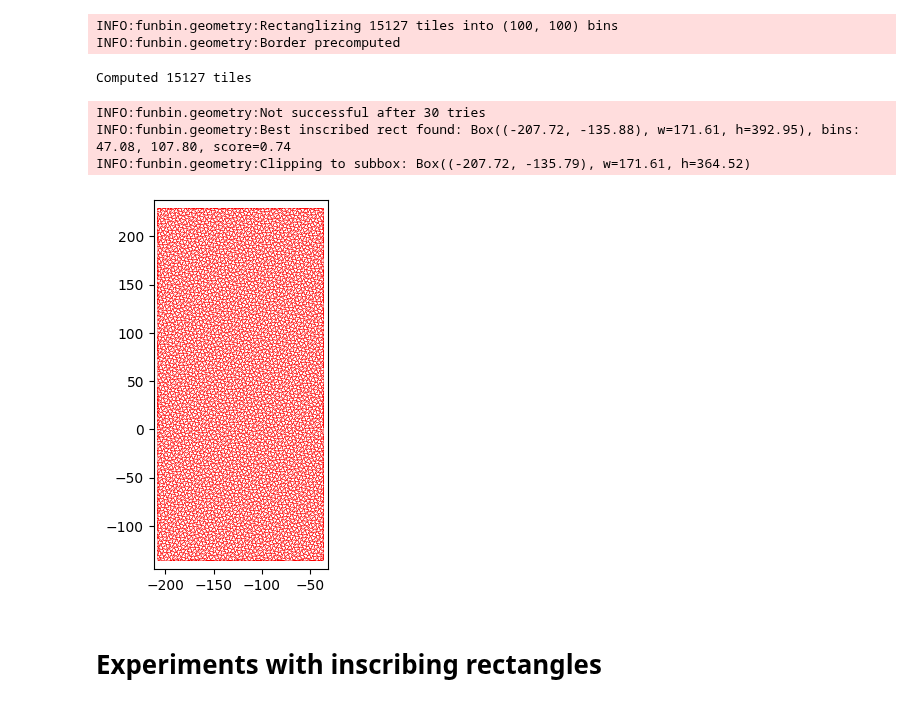
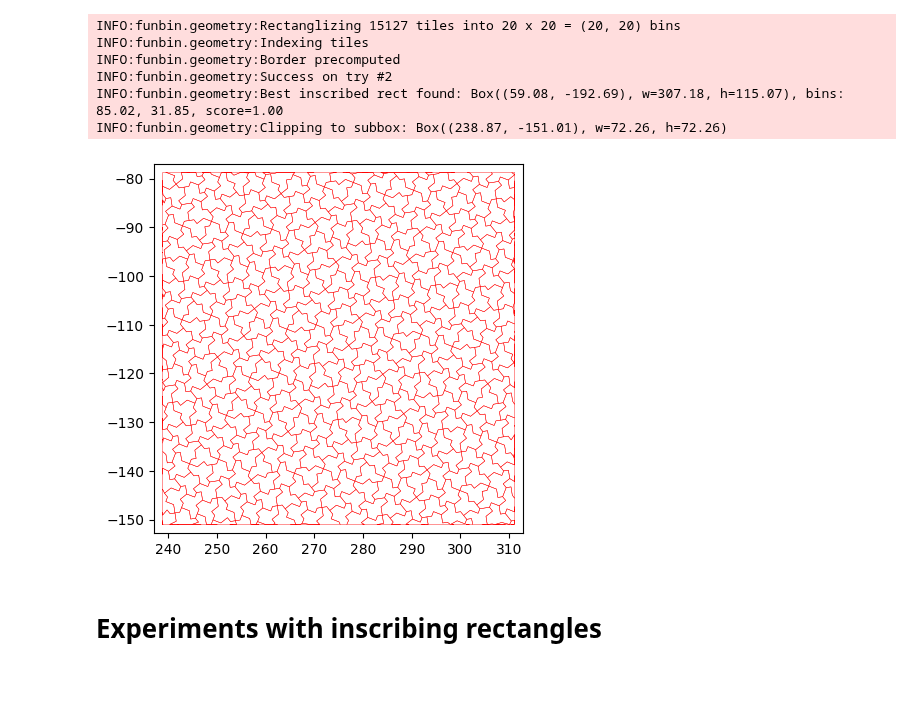
Before and after one commit to nj-vs-vh/funbin, a Jupyter notebook: scripts/inscribing_rect.ipynb, the cells around one changed output. Saved outputs shown, nothing was run; the diff lists cells and outputs as text; code cells hidden in the pictures.

```diff
--- a/scripts/inscribing_rect.ipynb
+++ b/scripts/inscribing_rect.ipynb
@@ -18,34 +18,34 @@ from funbin.geometry import Box, LineSegment, Point, Polygon, SpatialIndex
 # %%
 import logging
 
 from funbin.geometry import rectanglize_tiling
 
 logging.basicConfig(level=logging.INFO)
 
 meta_tile = aperiodic_monotile(niter=5).H7
 tiles = meta_tile.as_polygons()
 
 tiles_r = rectanglize_tiling(
     tiles,
     rotate=True,
-    target_bins=(100, 100),
+    target_bins=(20, 20),
     max_tries=30,
     border_edges_precomputed=meta_tile.border_edges(),
 )
 
 fig, ax = plt.subplots()
 # ax.add_collection(PolyCollection([p.verts for p in tiles], edgecolor="gray", facecolor="none", linewidth=0.3))
 ax.add_collection(PolyCollection([p.verts for p in tiles_r], edgecolor="red", facecolor="none", linewidth=0.3))
 Box.bounding_all(tiles_r).resized(1.05).fit_axes(ax)
 ax.set_aspect("equal")
 # %% [output]
-INFO:funbin.geometry:Rectanglizing 15127 tiles into (100, 100) bins
+INFO:funbin.geometry:Rectanglizing 15127 tiles into 20 x 20 = (20, 20) bins
+INFO:funbin.geometry:Indexing tiles
 INFO:funbin.geometry:Border precomputed
+INFO:funbin.geometry:Success on try #2
+INFO:funbin.geometry:Best inscribed rect found: Box((59.08, -192.69), w=307.18, h=115.07), bins: 85.02, 31.85, score=1.00
+INFO:funbin.geometry:Clipping to subbox: Box((238.87, -151.01), w=72.26, h=72.26)
-Computed 15127 tiles
-INFO:funbin.geometry:Not successful after 30 tries
-INFO:funbin.geometry:Best inscribed rect found: Box((-207.72, -135.88), w=171.61, h=392.95), bins: 47.08, 107.80, score=0.74
-INFO:funbin.geometry:Clipping to subbox: Box((-207.72, -135.79), w=171.61, h=364.52)
-[figure, old version]
+[figure, new version]
 # %% [markdown]
 # Experiments with inscribing rectangles
 # %%
```
Also changed, not shown: parts of 2 cells of this notebook, 3 other files.
